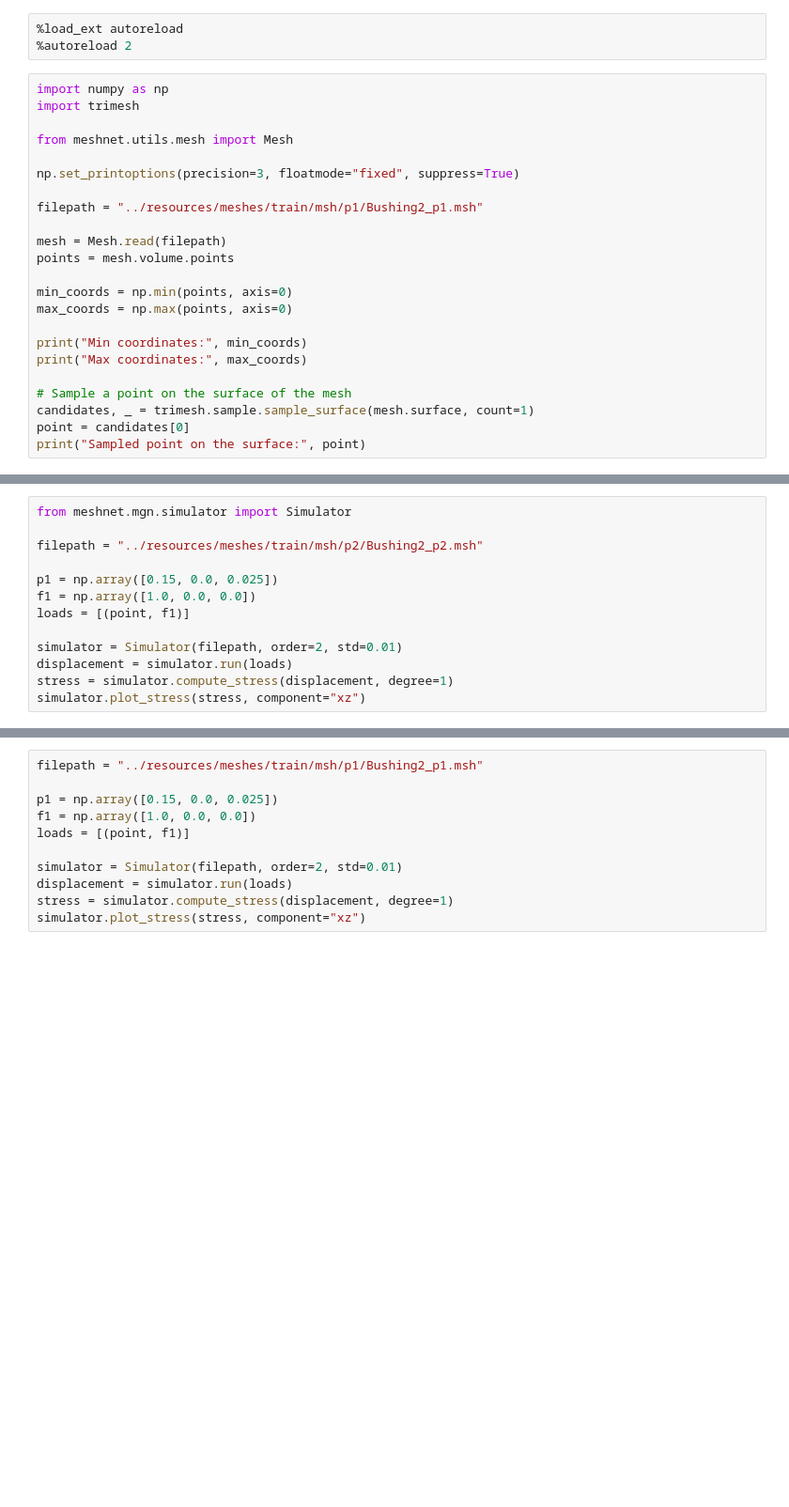
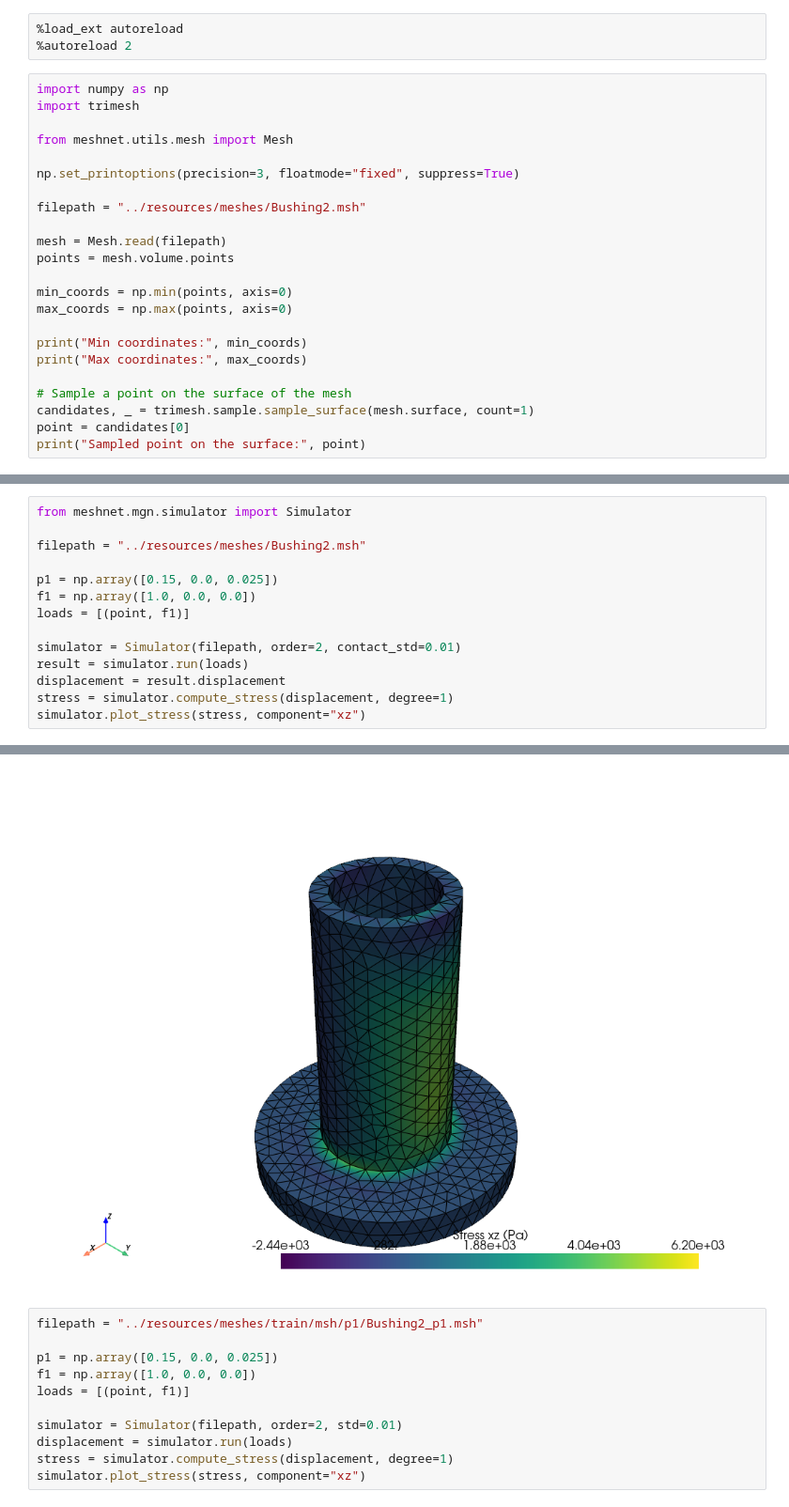
Before and after one commit to bugartlan/meshnet, a Jupyter notebook: examples/simulation.ipynb, the cells around one changed output, grey strips where cells are left out. Shown at 94% size. Cells and saved outputs as stored; diff of their text form; blank space fills up the shorter version.

Commit message:
refactor simulation to unify graph building

```diff
--- a/examples/simulation.ipynb
+++ b/examples/simulation.ipynb
@@ -9,7 +9,7 @@ from meshnet.utils.mesh import Mesh
 
 np.set_printoptions(precision=3, floatmode="fixed", suppress=True)
 
-filepath = "../resources/meshes/train/msh/p1/Bushing2_p1.msh"
+filepath = "../resources/meshes/Bushing2.msh"
 
 mesh = Mesh.read(filepath)
 points = mesh.volume.points
@@ -27,13 +31,15 @@ print("Sampled point on the surface:", point)
 # %%
 from meshnet.mgn.simulator import Simulator
 
-filepath = "../resources/meshes/train/msh/p2/Bushing2_p2.msh"
+filepath = "../resources/meshes/Bushing2.msh"
 
 p1 = np.array([0.15, 0.0, 0.025])
 f1 = np.array([1.0, 0.0, 0.0])
 loads = [(point, f1)]
 
-simulator = Simulator(filepath, order=2, std=0.01)
-displacement = simulator.run(loads)
+simulator = Simulator(filepath, order=2, contact_std=0.01)
+result = simulator.run(loads)
+displacement = result.displacement
 stress = simulator.compute_stress(displacement, degree=1)
 simulator.plot_stress(stress, component="xz")
+# %% [output]
@@ -40,3 +51,4 @@ simulator.plot_stress(stress, component="xz")
+[figure, added]
 # %%
 filepath = "../resources/meshes/train/msh/p1/Bushing2_p1.msh"
 
```
Also changed, not shown: parts of 2 cells of this notebook, 2 other files.
